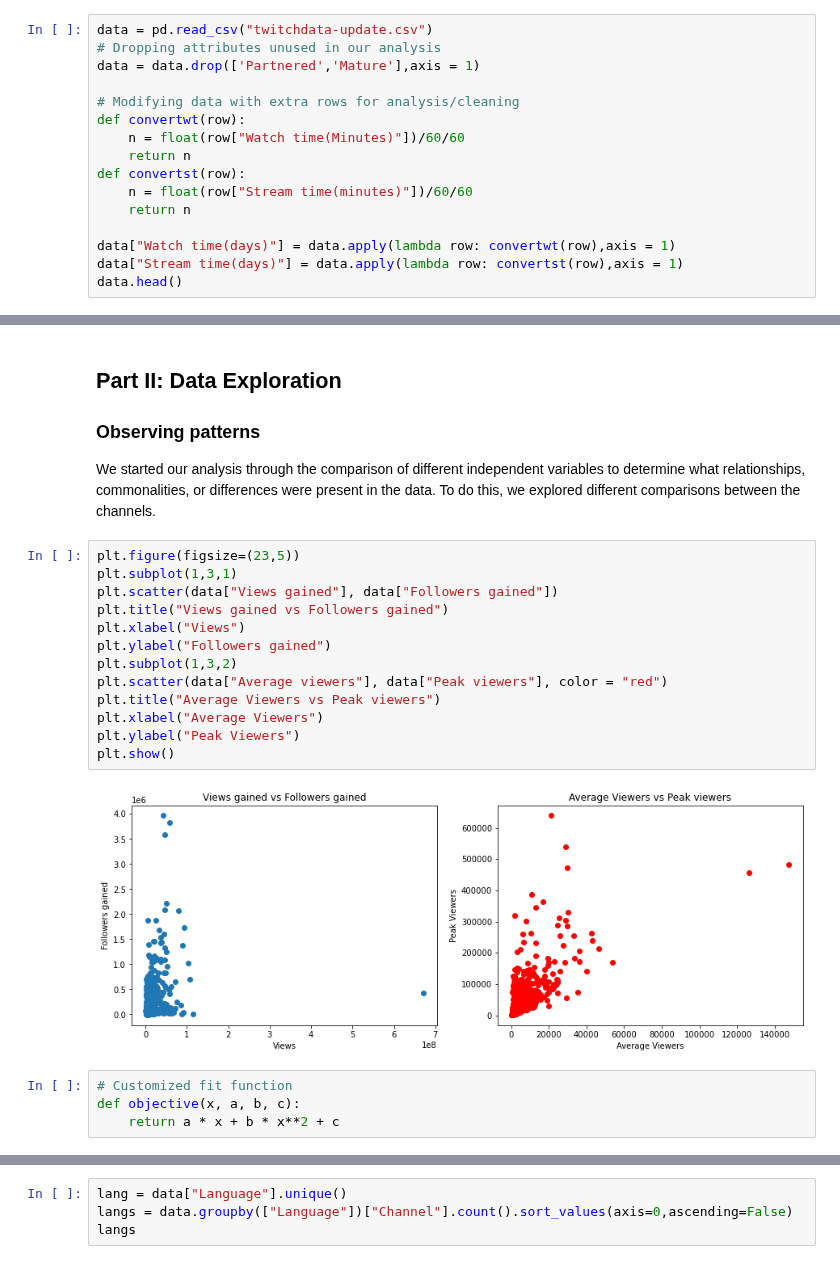
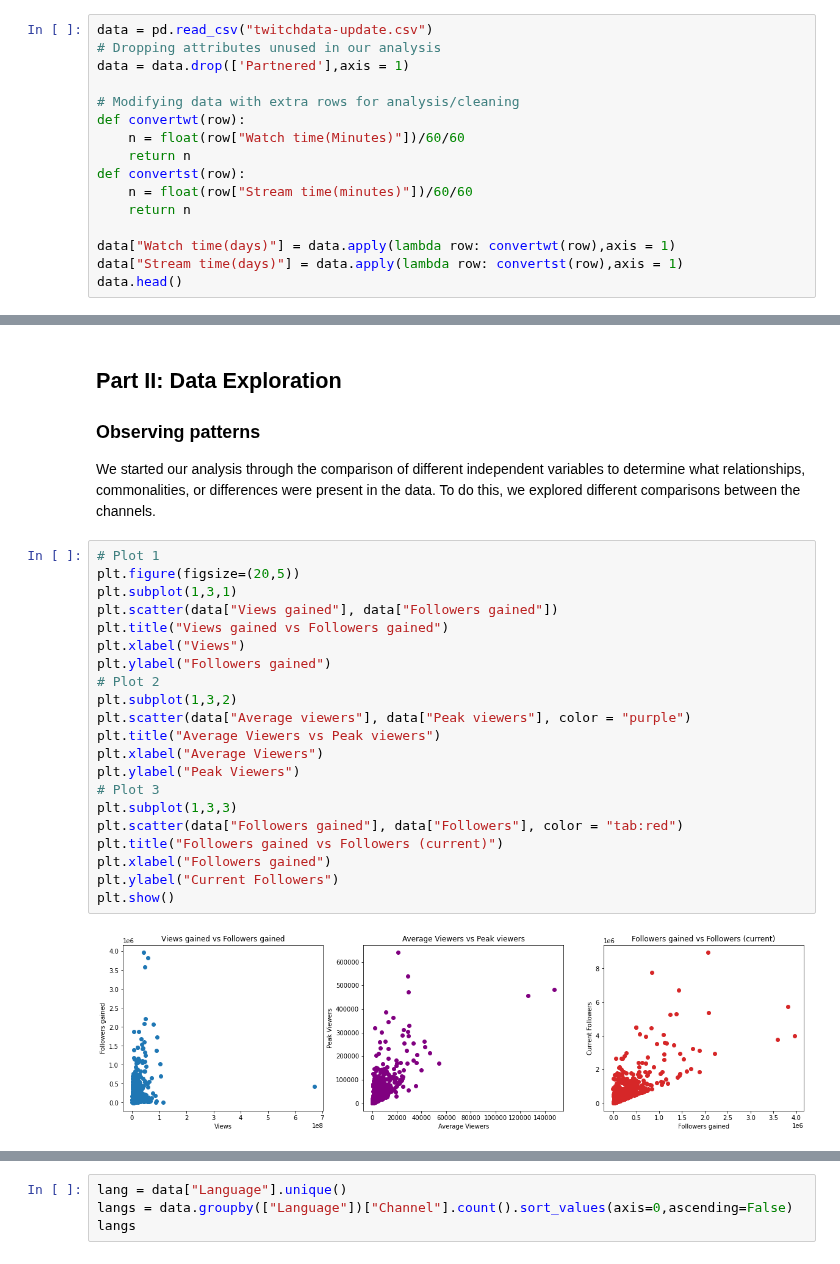
Before and after one commit to BeanutPutters/BeanutPutters.github.io, a Jupyter notebook: project0/Final.ipynb, the cells around one changed output, grey strips where cells are left out. Saved outputs shown, nothing was run; the diff lists cells and outputs as text.

Commit message:
graphs

```diff
--- a/project0/Final.ipynb
+++ b/project0/Final.ipynb
@@ -50,7 +50,7 @@ This dataset is already pretty useful on its own, as it's exactly 1000 data poin
 # %%
 data = pd.read_csv("twitchdata-update.csv")
 # Dropping attributes unused in our analysis
-data = data.drop(['Partnered','Mature'],axis = 1)
+data = data.drop(['Partnered'],axis = 1)
 
 # Modifying data with extra rows for analysis/cleaning
 def convertwt(row):
@@ -76,21 +76,25 @@ data.head()
 ### Observing patterns
 We started our analysis through the comparison of different independent variables to determine what relationships, commonalities, or differences were present in the data. To do this, we explored different comparisons between the channels.
 # %%
-plt.figure(figsize=(23,5))
+# Plot 1
+plt.figure(figsize=(20,5))
 plt.subplot(1,3,1)
 plt.scatter(data["Views gained"], data["Followers gained"])
 plt.title("Views gained vs Followers gained")
 plt.xlabel("Views")
 plt.ylabel("Followers gained")
+# Plot 2
 plt.subplot(1,3,2)
-plt.scatter(data["Average viewers"], data["Peak viewers"], color = "red")
+plt.scatter(data["Average viewers"], data["Peak viewers"], color = "purple")
 plt.title("Average Viewers vs Peak viewers")
 plt.xlabel("Average Viewers")
 plt.ylabel("Peak Viewers")
+# Plot 3
+plt.subplot(1,3,3)
+plt.scatter(data["Followers gained"], data["Followers"], color = "tab:red")
+plt.title("Followers gained vs Followers (current)")
+plt.xlabel("Followers gained")
+plt.ylabel("Current Followers")
 plt.show()
 # %% [output]
-[figure, old version]
+[figure, new version]
-# %%
-# Customized fit function
-def objective(x, a, b, c):
-    return a * x + b * x**2 + c
```
Also changed, not shown: parts of 5 cells of this notebook.
